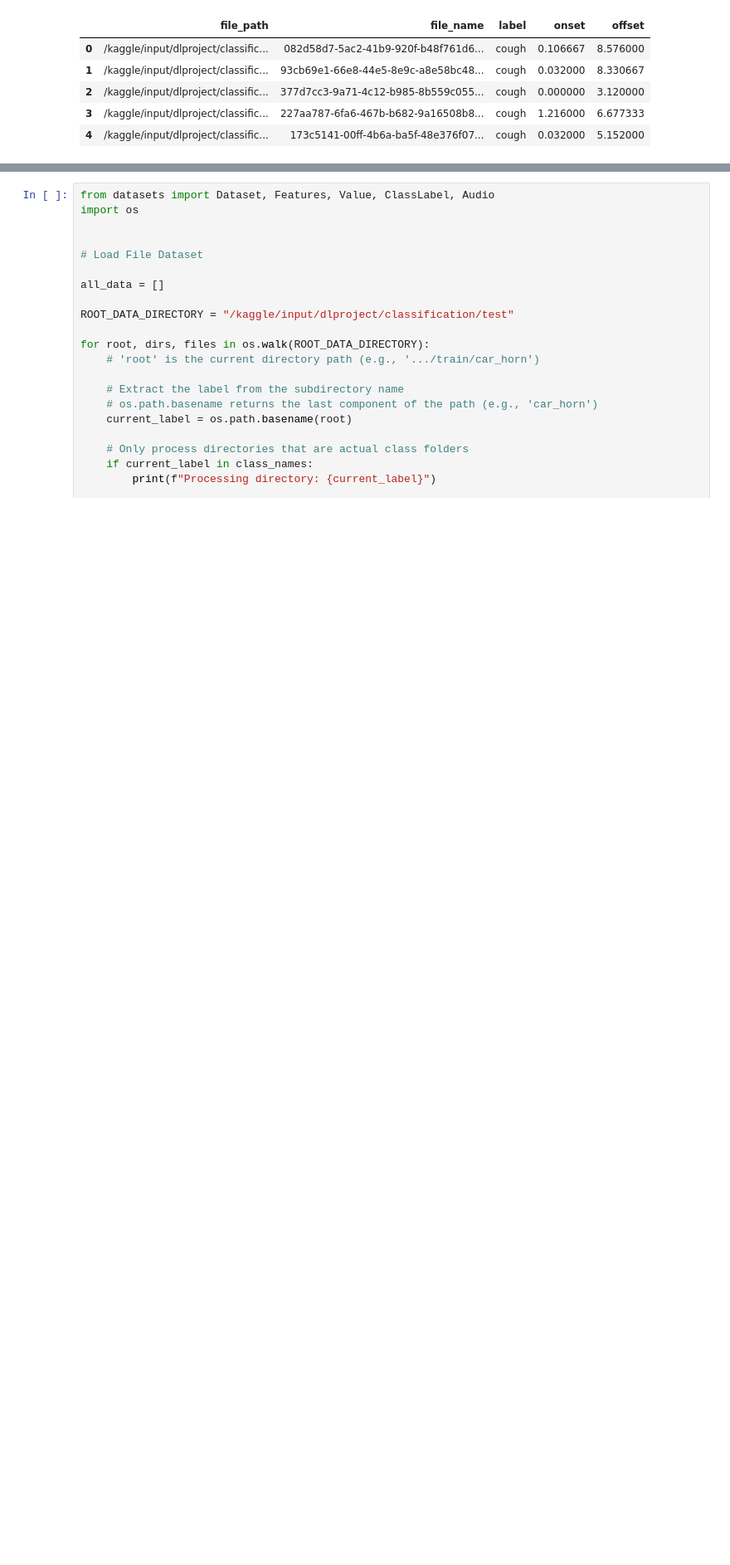
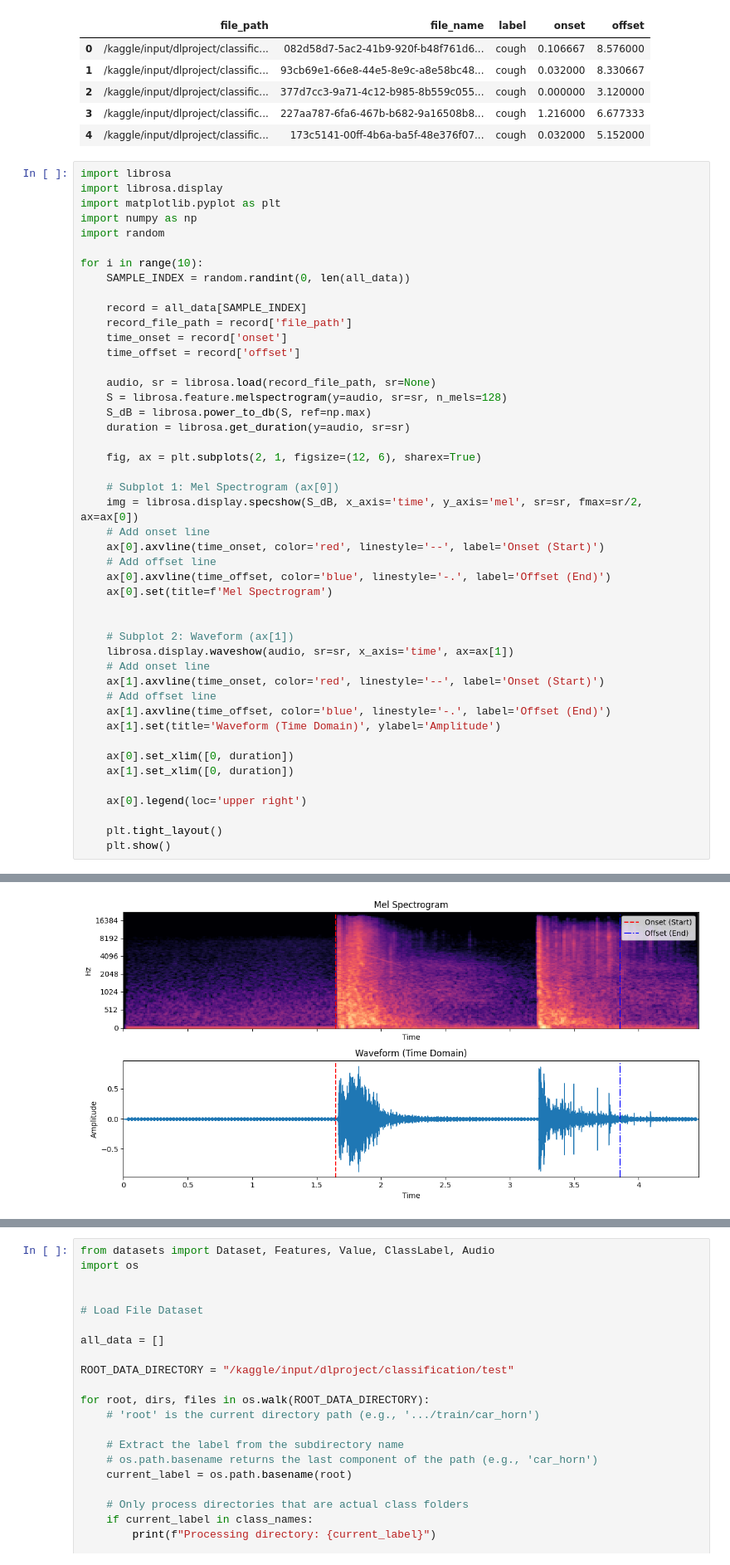
Before and after one commit to yxtann/sound-event-detection, a Jupyter notebook: notebooks/check_audio.ipynb, the cells around one changed output, grey strips where cells are left out. Shown at 83% size. Drawn from its saved outputs; the diff is of its cells as text; blank space fills up the shorter version.

Commit message:
Add Visualization to Check Audio

```diff
--- a/notebooks/check_audio.ipynb
+++ b/notebooks/check_audio.ipynb
@@ -202,3 +202,50 @@ train_df.head(5)
 | 2 | /kaggle/input/dlproject/classific... | 377d7cc3-9a71-4c12-b985-8b559c055... | cough | 0.000000 | 3.120000 |
 | 3 | /kaggle/input/dlproject/classific... | 227aa787-6fa6-467b-b682-9a16508b8... | cough | 1.216000 | 6.677333 |
 | 4 | /kaggle/input/dlproject/classific... | 173c5141-00ff-4b6a-ba5f-48e376f07... | cough | 0.032000 | 5.152000 |
+# %%
+import librosa
+import librosa.display
+import matplotlib.pyplot as plt
+import numpy as np
+import random
+
+for i in range(10):
+    SAMPLE_INDEX = random.randint(0, len(all_data))
+
+    record = all_data[SAMPLE_INDEX]
+    record_file_path = record['file_path']
+    time_onset = record['onset']
+    time_offset = record['offset']
+
+    audio, sr = librosa.load(record_file_path, sr=None)
+    S = librosa.feature.melspectrogram(y=audio, sr=sr, n_mels=128)
+    S_dB = librosa.power_to_db(S, ref=np.max)
+    duration = librosa.get_duration(y=audio, sr=sr)
+
+    fig, ax = plt.subplots(2, 1, figsize=(12, 6), sharex=True)
+
+    # Subplot 1: Mel Spectrogram (ax[0])
+    img = librosa.display.specshow(S_dB, x_axis='time', y_axis='mel', sr=sr, fmax=sr/2, ax=ax[0])
+    # Add onset line
+    ax[0].axvline(time_onset, color='red', linestyle='--', label='Onset (Start)')
+    # Add offset line
+    ax[0].axvline(time_offset, color='blue', linestyle='-.', label='Offset (End)')
+    ax[0].set(title=f'Mel Spectrogram')
+
+
+    # Subplot 2: Waveform (ax[1])
+    librosa.display.waveshow(audio, sr=sr, x_axis='time', ax=ax[1])
+    # Add onset line
+    ax[1].axvline(time_onset, color='red', linestyle='--', label='Onset (Start)')
+    # Add offset line
+    ax[1].axvline(time_offset, color='blue', linestyle='-.', label='Offset (End)')
+    ax[1].set(title='Waveform (Time Domain)', ylabel='Amplitude')
+
+    ax[0].set_xlim([0, duration])
+    ax[1].set_xlim([0, duration])
+
+    ax[0].legend(loc='upper right')
+
+    plt.tight_layout()
+    plt.show()
+# %% [output]
@@ -204,0 +253 @@ train_df.head(5)
+[figure, added]
```
Also changed, not shown: parts of 1 cell of this notebook.
